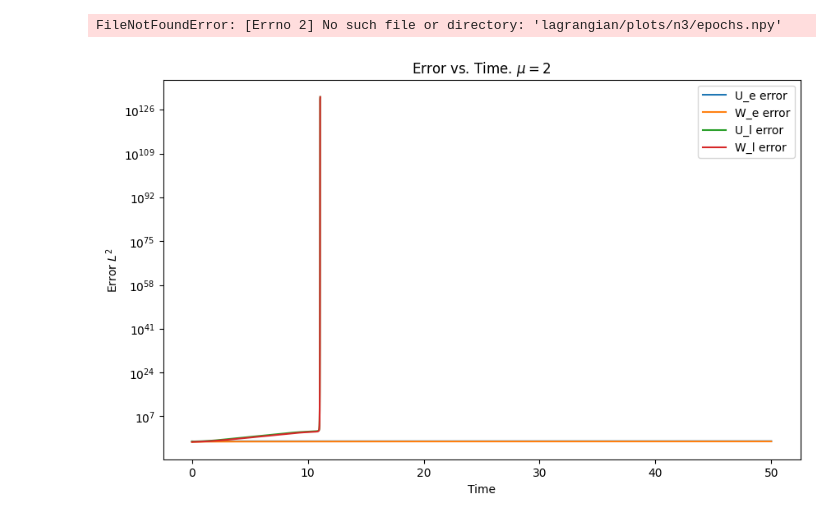
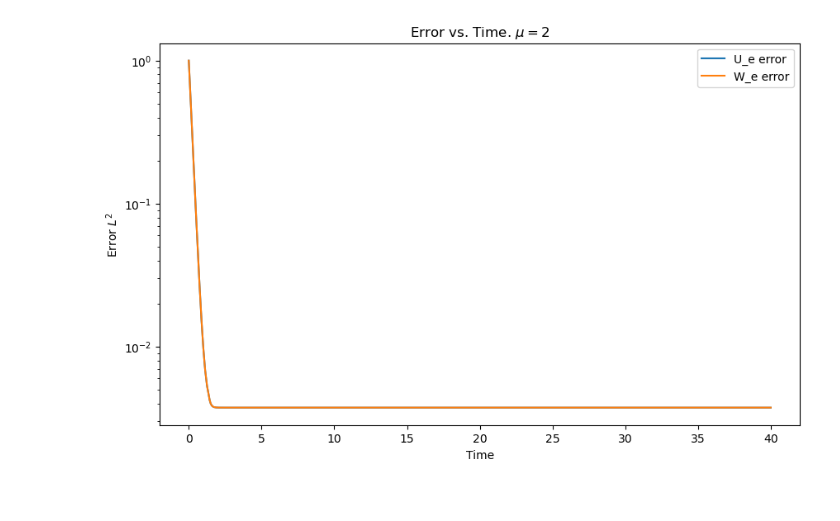
Before and after one commit to Smfun12/dedalus_nse, a Jupyter notebook: notebooks/plot_errors.ipynb, the cells around one changed output. Drawn from its saved outputs; the diff is of its cells as text; code cells hidden in the pictures.

```diff
--- a/notebooks/plot_errors.ipynb
+++ b/notebooks/plot_errors.ipynb
@@ -1,33 +1,30 @@
 # %%
 import numpy as np
 import matplotlib.pyplot as plt
+import os
 
 # Load the .npy files
 file = "n3"
 
-time = np.load(f'eulerian/plots/{file}/epochs.npy')
-u_error = np.load(f'eulerian/plots/{file}/rbErrors.npy')
-w_error = np.load(f'eulerian/plots/{file}/wbErrors.npy')
+time = np.load(f'../save_data/eulerian/plots/{file}/epochs.npy')
+u_error = np.load(f'../save_data/eulerian/plots/{file}/rbErrors.npy')
+w_error = np.load(f'../save_data/eulerian/plots/{file}/wbErrors.npy')
 
-time_l = np.load(f'lagrangian/plots/{file}/epochs.npy')
-u_error_l = np.load(f'lagrangian/plots/{file}/rbErrors.npy')
-w_error_l = np.load(f'lagrangian/plots/{file}/wbErrors.npy')
-u_error_l = np.nan_to_num(u_error_l, nan=10e130, posinf=10e130)
-w_error_l = np.nan_to_num(w_error_l, nan=10e130, posinf=10e130)
+# time_l = np.load(f'lagrangian/plots/{file}/epochs.npy')
+# u_error_l = np.load(f'lagrangian/plots/{file}/rbErrors.npy')
+# w_error_l = np.load(f'lagrangian/plots/{file}/wbErrors.npy')
+# u_error_l = np.nan_to_num(u_error_l, nan=10e130, posinf=10e130)
+# w_error_l = np.nan_to_num(w_error_l, nan=10e130, posinf=10e130)
-# %% [output]
-FileNotFoundError: [Errno 2] No such file or directory: 'lagrangian/plots/n3/epochs.npy'
 # %%
 # Plot the data
 plt.figure(figsize=(10, 6))
 plt.semilogy(time, u_error, label='U_e error')
 plt.semilogy(time, w_error, label='W_e error')
-plt.semilogy(time_l, u_error_l, label='U_l error')
-plt.semilogy(time_l, w_error_l, label='W_l error')
 plt.xlabel('Time')
 plt.ylabel('Error $L^2$')
 plt.title(r'Error vs. Time. $\mu=2$')
 plt.legend()
 # plt.grid(True)
 plt.show()
 # %% [output]
-[figure, old version]
+[figure, new version]
```
Also changed, not shown: parts of 2 cells of this notebook, 11 other files.
